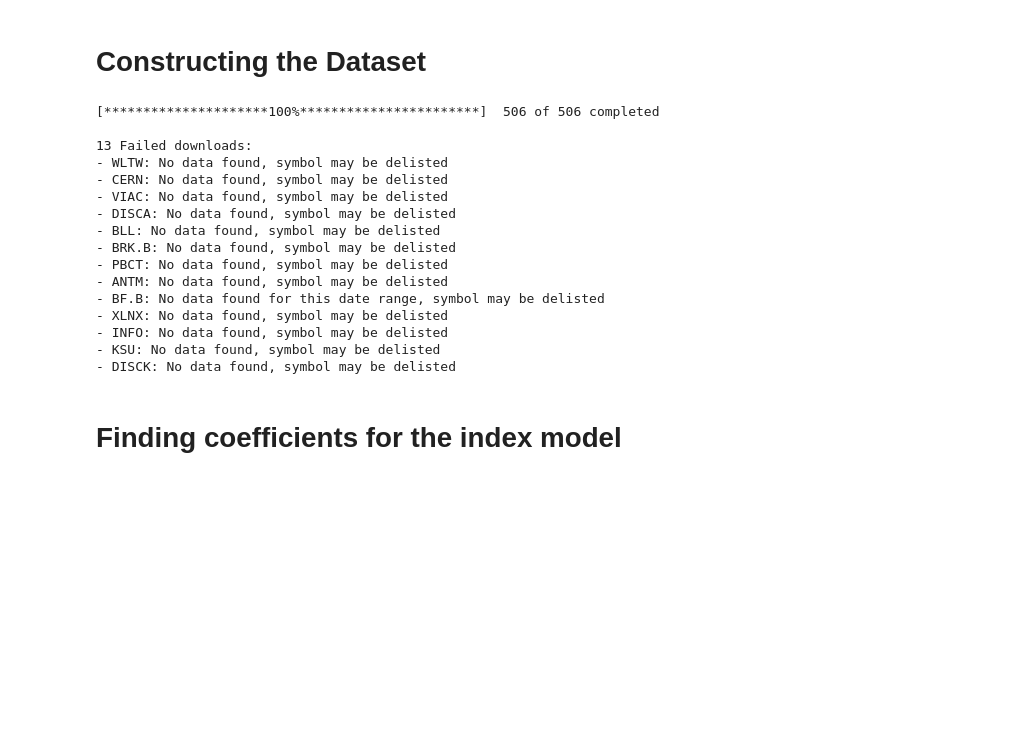
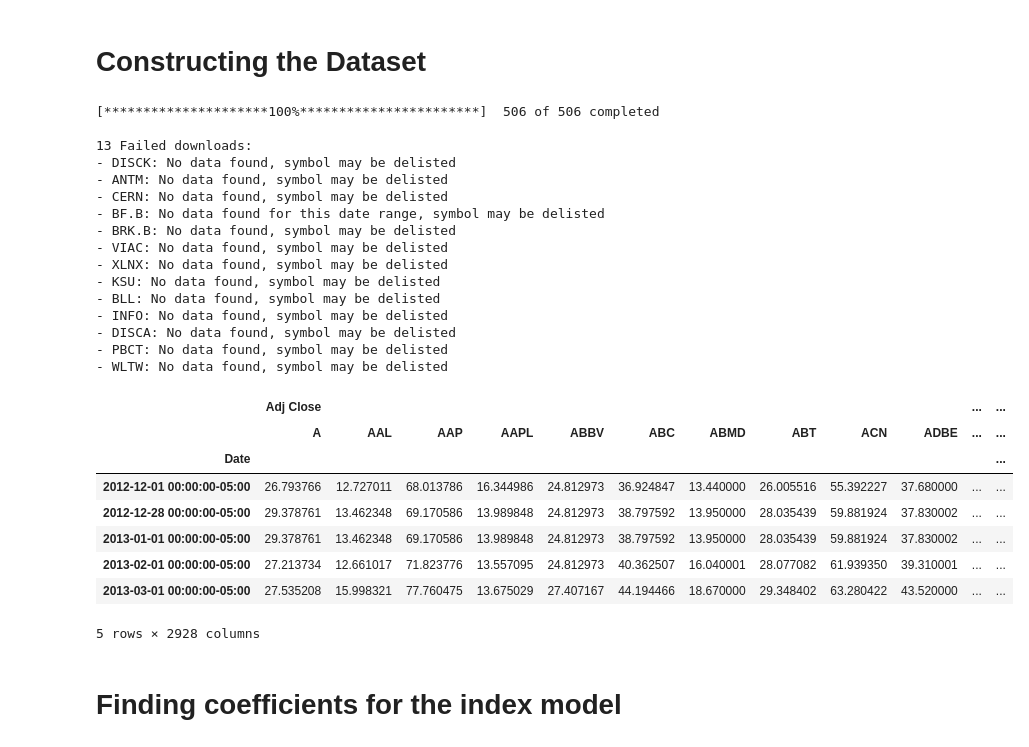
Before and after one commit to Aaquib111/factor-models, a Jupyter notebook: PortfolioManagement.ipynb, the cells around one changed output. Saved outputs shown, nothing was run; the diff lists cells and outputs as text; code cells hidden in the pictures; blank space fills up the shorter version.

```diff
--- a/PortfolioManagement.ipynb
+++ b/PortfolioManagement.ipynb
@@ -50,7 +50,7 @@ spy_list = ['SPY', 'MMM', 'AOS', 'ABT', 'ABBV', 'ABMD', 'ACN', 'ATVI', 'ADM', 'A
  'WBA', 'WMT', 'WM', 'WAT', 'WEC', 'WFC', 'WELL', 'WST', 'WDC', 'WU', 'WRK', 'WY', 'WHR', 'WMB', 'WLTW',
  'WYNN', 'XEL', 'XLNX', 'XYL', 'YUM', 'ZBRA', 'ZBH', 'ZION', 'ZTS']
 
-data = yf.download(spy_list, period='10y', interval='1d')
+data = yf.download(spy_list, period='10y', interval='1mo')
 data = data.fillna(method='bfill')
 data = data.dropna(axis=1)
 
@@ -59,16 +59,28 @@ data = data.dropna(axis=1)
 [*********************100%***********************]  506 of 506 completed
 
 13 Failed downloads:
+- DISCK: No data found, symbol may be delisted
+- ANTM: No data found, symbol may be delisted
+- CERN: No data found, symbol may be delisted
+- BF.B: No data found for this date range, symbol may be delisted
+- BRK.B: No data found, symbol may be delisted
+- VIAC: No data found, symbol may be delisted
+- XLNX: No data found, symbol may be delisted
+- KSU: No data found, symbol may be delisted
+- BLL: No data found, symbol may be delisted
+- INFO: No data found, symbol may be delisted
+- DISCA: No data found, symbol may be delisted
+- PBCT: No data found, symbol may be delisted
 - WLTW: No data found, symbol may be delisted
-- CERN: No data found, symbol may be delisted
-- VIAC: No data found, symbol may be delisted
-- DISCA: No data found, symbol may be delisted
-- BLL: No data found, symbol may be delisted
-- BRK.B: No data found, symbol may be delisted
-- PBCT: No data found, symbol may be delisted
-- ANTM: No data found, symbol may be delisted
-- BF.B: No data found for this date range, symbol may be delisted
-- XLNX: No data found, symbol may be delisted
-- INFO: No data found, symbol may be delisted
-- KSU: No data found, symbol may be delisted
-- DISCK: No data found, symbol may be delisted
+# %%
+data.head()
+# %% [output]
+|  | Adj Close |  |  |  |  |  |  |  |  |  | ... | ... |
+|  | A | AAL | AAP | AAPL | ABBV | ABC | ABMD | ABT | ACN | ADBE | ... | ... |
+| Date |  |  |  |  |  |  |  |  |  |  |  | ... |
+| 2012-12-01 00:00:00-05:00 | 26.793766 | 12.727011 | 68.013786 | 16.344986 | 24.812973 | 36.924847 | 13.440000 | 26.005516 | 55.392227 | 37.680000 | ... | ... |
+| 2012-12-28 00:00:00-05:00 | 29.378761 | 13.462348 | 69.170586 | 13.989848 | 24.812973 | 38.797592 | 13.950000 | 28.035439 | 59.881924 | 37.830002 | ... | ... |
+| 2013-01-01 00:00:00-05:00 | 29.378761 | 13.462348 | 69.170586 | 13.989848 | 24.812973 | 38.797592 | 13.950000 | 28.035439 | 59.881924 | 37.830002 | ... | ... |
+| 2013-02-01 00:00:00-05:00 | 27.213734 | 12.661017 | 71.823776 | 13.557095 | 24.812973 | 40.362507 | 16.040001 | 28.077082 | 61.939350 | 39.310001 | ... | ... |
+| 2013-03-01 00:00:00-05:00 | 27.535208 | 15.998321 | 77.760475 | 13.675029 | 27.407167 | 44.194466 | 18.670000 | 29.348402 | 63.280422 | 43.520000 | ... | ... |
+5 rows × 2928 columns
```
Also changed, not shown: parts of 8 cells of this notebook.
